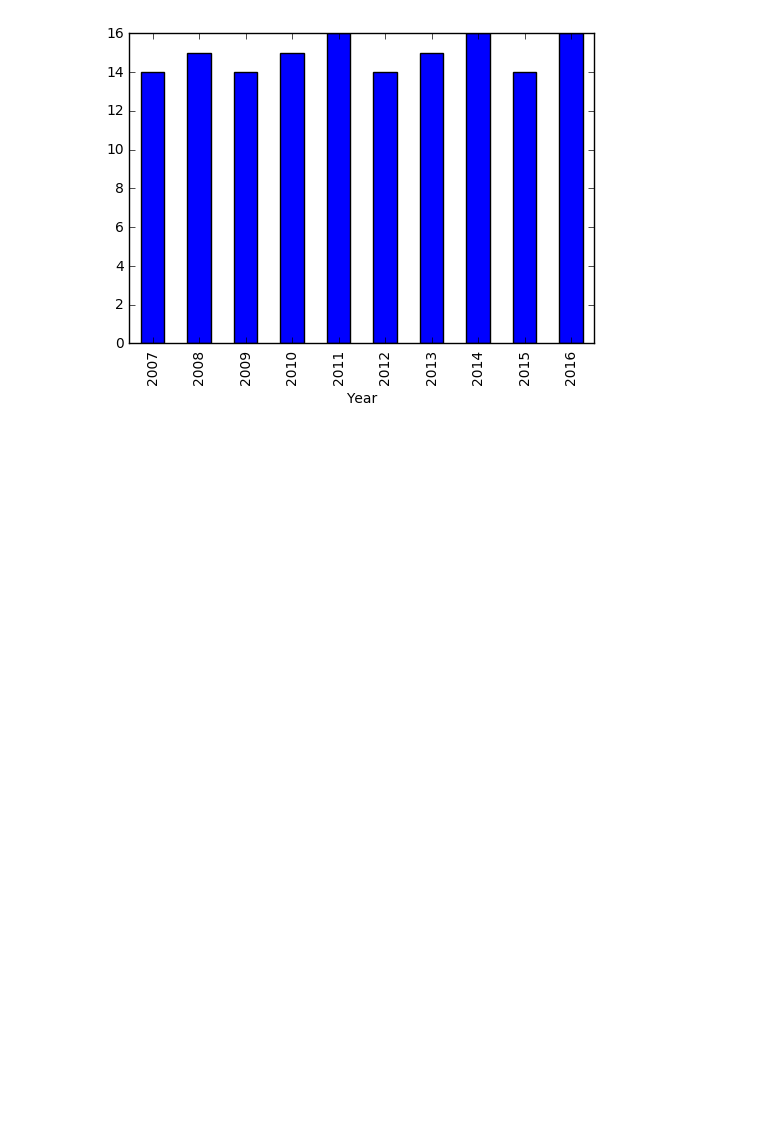
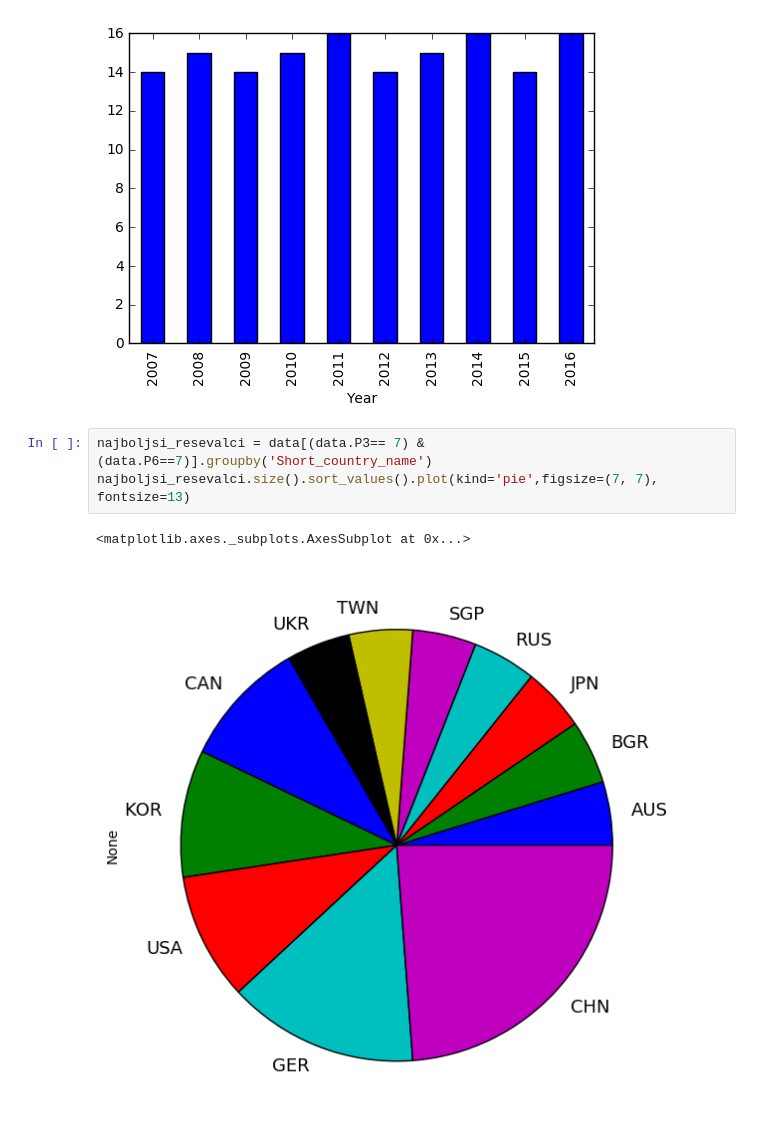
Before and after one commit to lenarttreven/projekt_programiranje_1, a Jupyter notebook: projekt.ipynb, the cells around one changed output. Cells and saved outputs as stored; diff of their text form; blank space fills up the shorter version.

```diff
--- a/projekt.ipynb
+++ b/projekt.ipynb
@@ -93,3 +94,9 @@ bronasti.groupby('Year')['Points'].min().plot(kind='bar')
 # %% [output]
 <matplotlib.axes._subplots.AxesSubplot at 0x...>
 [figure]
+# %%
+najboljsi_resevalci = data[(data.P3== 7) & (data.P6==7)].groupby('Short_country_name')
+najboljsi_resevalci.size().sort_values().plot(kind='pie',figsize=(7, 7), fontsize=13)
+# %% [output]
+<matplotlib.axes._subplots.AxesSubplot at 0x...>
+[figure, added]
```
Also changed, not shown: parts of 1 cell of this notebook.
